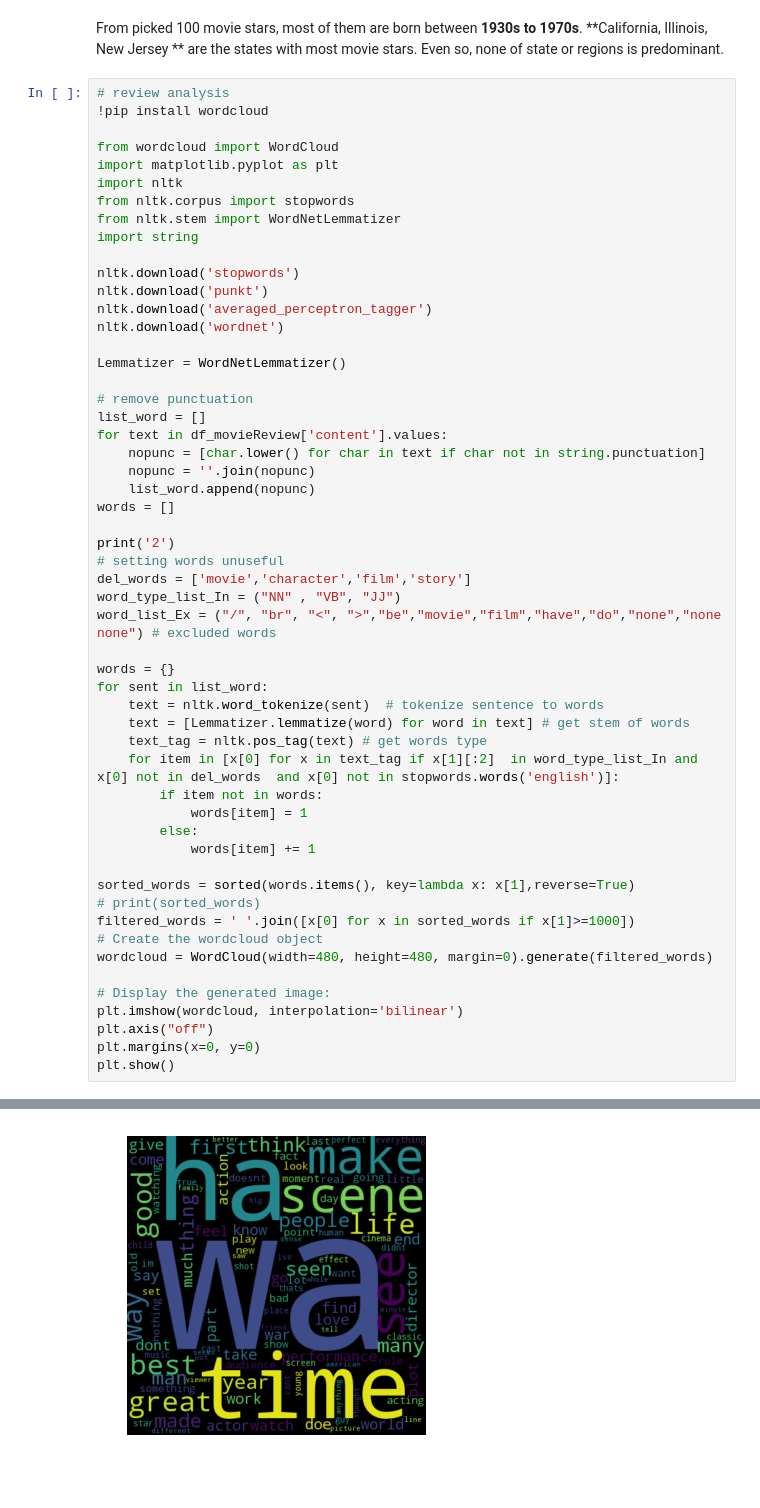
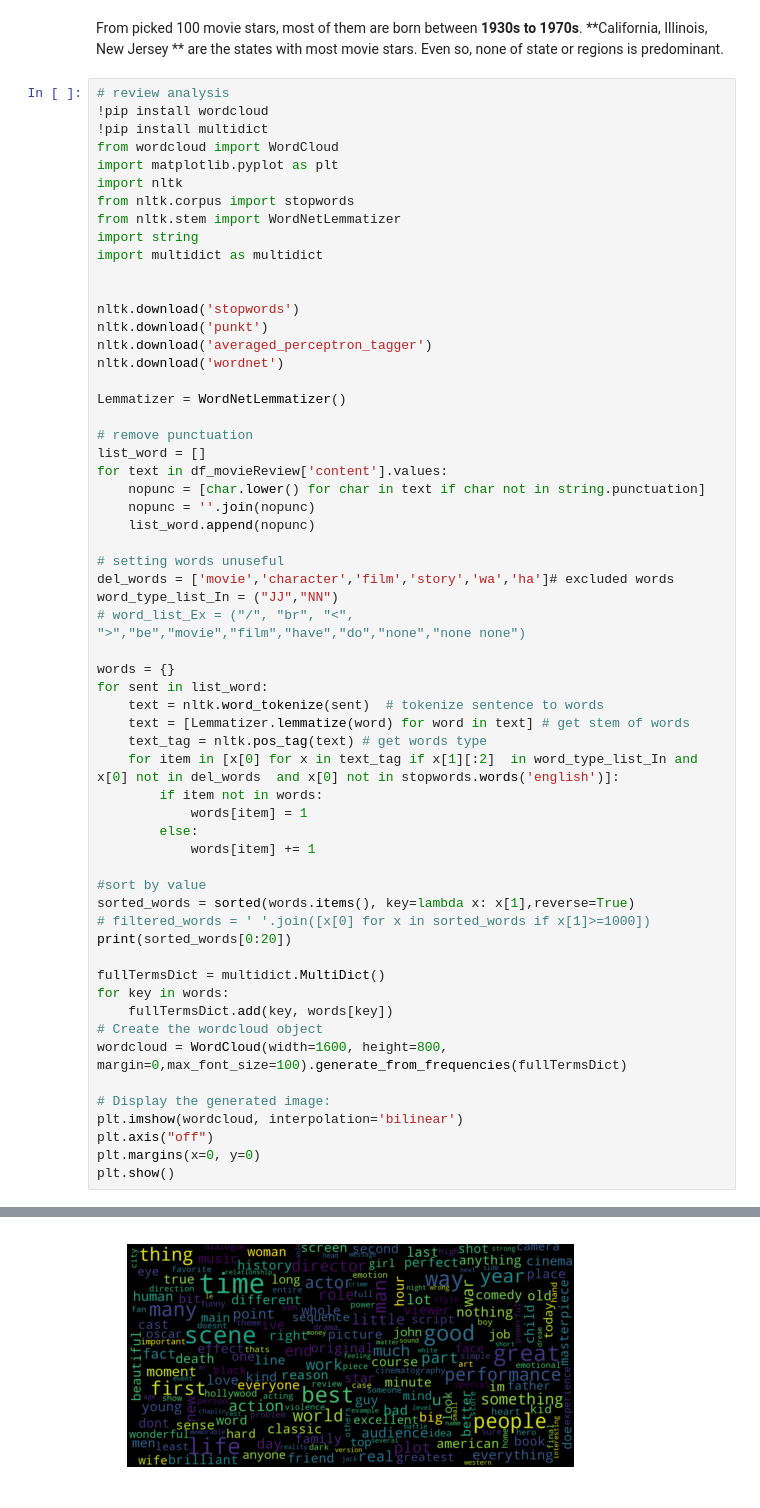
Before and after one commit to neoaksa/IMDB_Spider, a Jupyter notebook: Movie_Analysis.ipynb, the cells around one changed output, grey strips where cells are left out. Drawn from its saved outputs; the diff is of its cells as text.

```diff
--- a/Movie_Analysis.ipynb
+++ b/Movie_Analysis.ipynb
@@ -188,13 +188,15 @@ From picked 100 movie stars, most of them are born between **1930s to 1970s**. *
 # %%
 # review analysis
 !pip install wordcloud
-
+!pip install multidict
 from wordcloud import WordCloud
 import matplotlib.pyplot as plt
 import nltk
 from nltk.corpus import stopwords
 from nltk.stem import WordNetLemmatizer
 import string
+import multidict as multidict
+
 
 nltk.download('stopwords')
 nltk.download('punkt')
@@ -209,13 +211,11 @@ for text in df_movieReview['content'].values:
     nopunc = [char.lower() for char in text if char not in string.punctuation]
     nopunc = ''.join(nopunc)
     list_word.append(nopunc)
-words = []
 
-print('2')
 # setting words unuseful
-del_words = ['movie','character','film','story']
-word_type_list_In = ("NN" , "VB", "JJ")
-word_list_Ex = ("/", "br", "<", ">","be","movie","film","have","do","none","none none") # excluded words
+del_words = ['movie','character','film','story','wa','ha']# excluded words
+word_type_list_In = ("JJ","NN")
+# word_list_Ex = ("/", "br", "<", ">","be","movie","film","have","do","none","none none")
 
 words = {}
 for sent in list_word:
@@ -228,11 +228,16 @@ for sent in list_word:
         else:
             words[item] += 1
 
+#sort by value
 sorted_words = sorted(words.items(), key=lambda x: x[1],reverse=True)
-# print(sorted_words)
-filtered_words = ' '.join([x[0] for x in sorted_words if x[1]>=1000])
+# filtered_words = ' '.join([x[0] for x in sorted_words if x[1]>=1000])
+print(sorted_words[0:20])
+
+fullTermsDict = multidict.MultiDict()
+for key in words:
+    fullTermsDict.add(key, words[key])
 # Create the wordcloud object
-wordcloud = WordCloud(width=480, height=480, margin=0).generate(filtered_words)
+wordcloud = WordCloud(width=1600, height=800, margin=0,max_font_size=100).generate_from_frequencies(fullTermsDict)
 
 # Display the generated image:
 plt.imshow(wordcloud, interpolation='bilinear')
@@ -243 +249 @@ plt.show()
-[figure, old version]
+[figure, new version]
```
Also changed, not shown: parts of 3 cells of this notebook.
